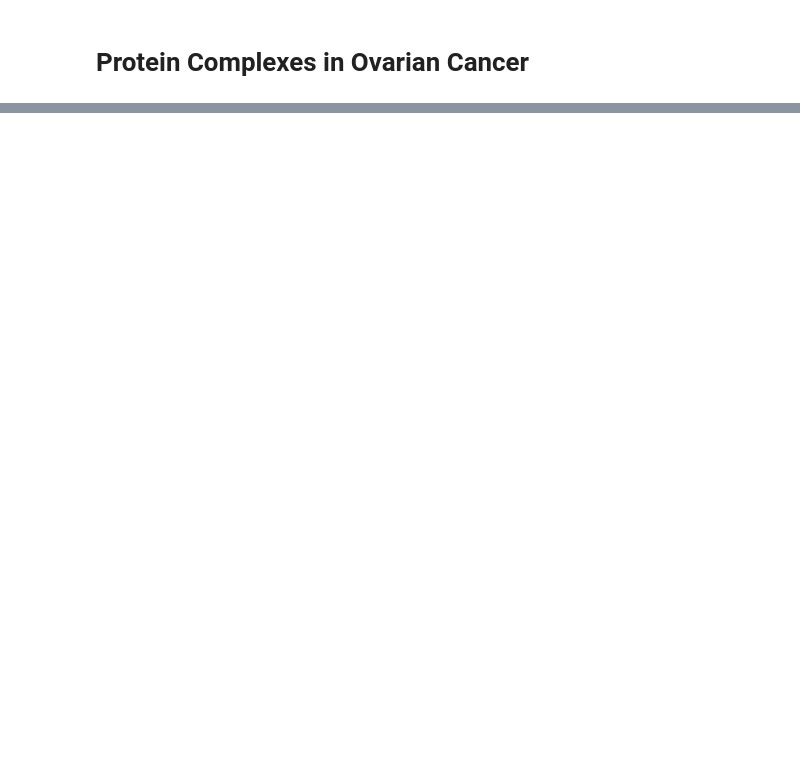
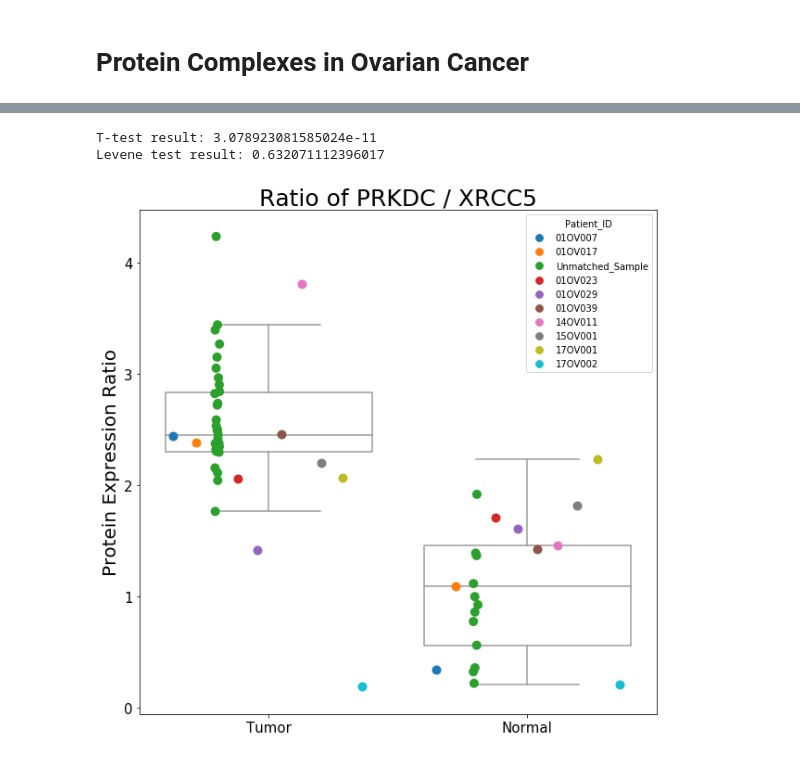
Before and after one commit to PayneLab/OvarianProspective, a Jupyter notebook: Protein_Complexes/Ratio_Analysis.ipynb, the cells around one changed output, grey strips where cells are left out. Cells and saved outputs as stored; diff of their text form; code cells hidden in the pictures; blank space fills up the shorter version.

```diff
--- a/Protein_Complexes/Ratio_Analysis.ipynb
+++ b/Protein_Complexes/Ratio_Analysis.ipynb
@@ -260,0 +83,6 @@ plot_ratios('ARPC1B', 'ACTR2')
+# %%
+plot_ratios('PRKDC', 'XRCC5', by_patient=True)
+# %% [output]
+T-test result: 3.078923081585024e-11
+Levene test result: 0.632071112396017
+[figure, added]
```
Also changed, not shown: parts of 26 cells of this notebook, 1 other file.
